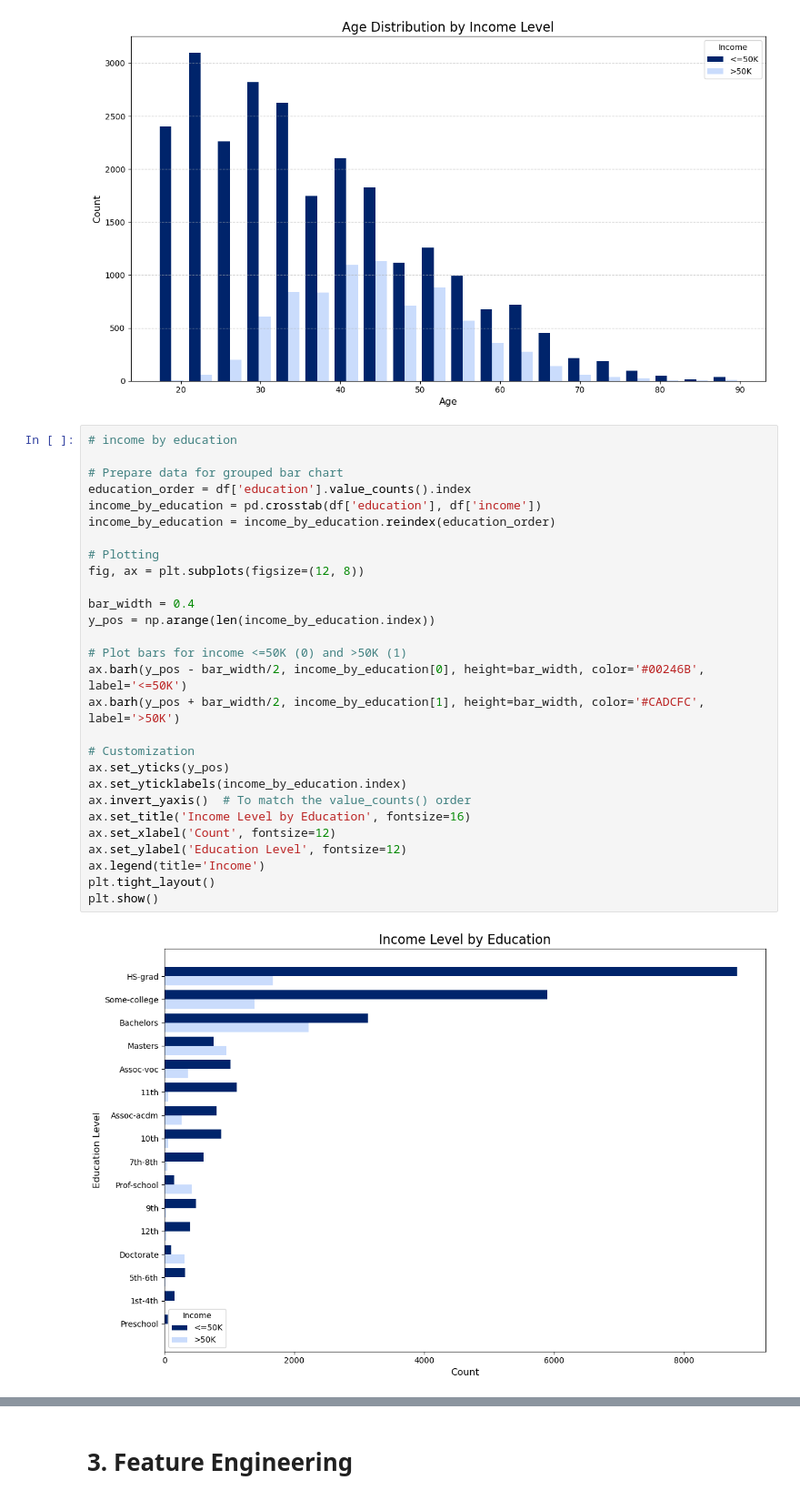
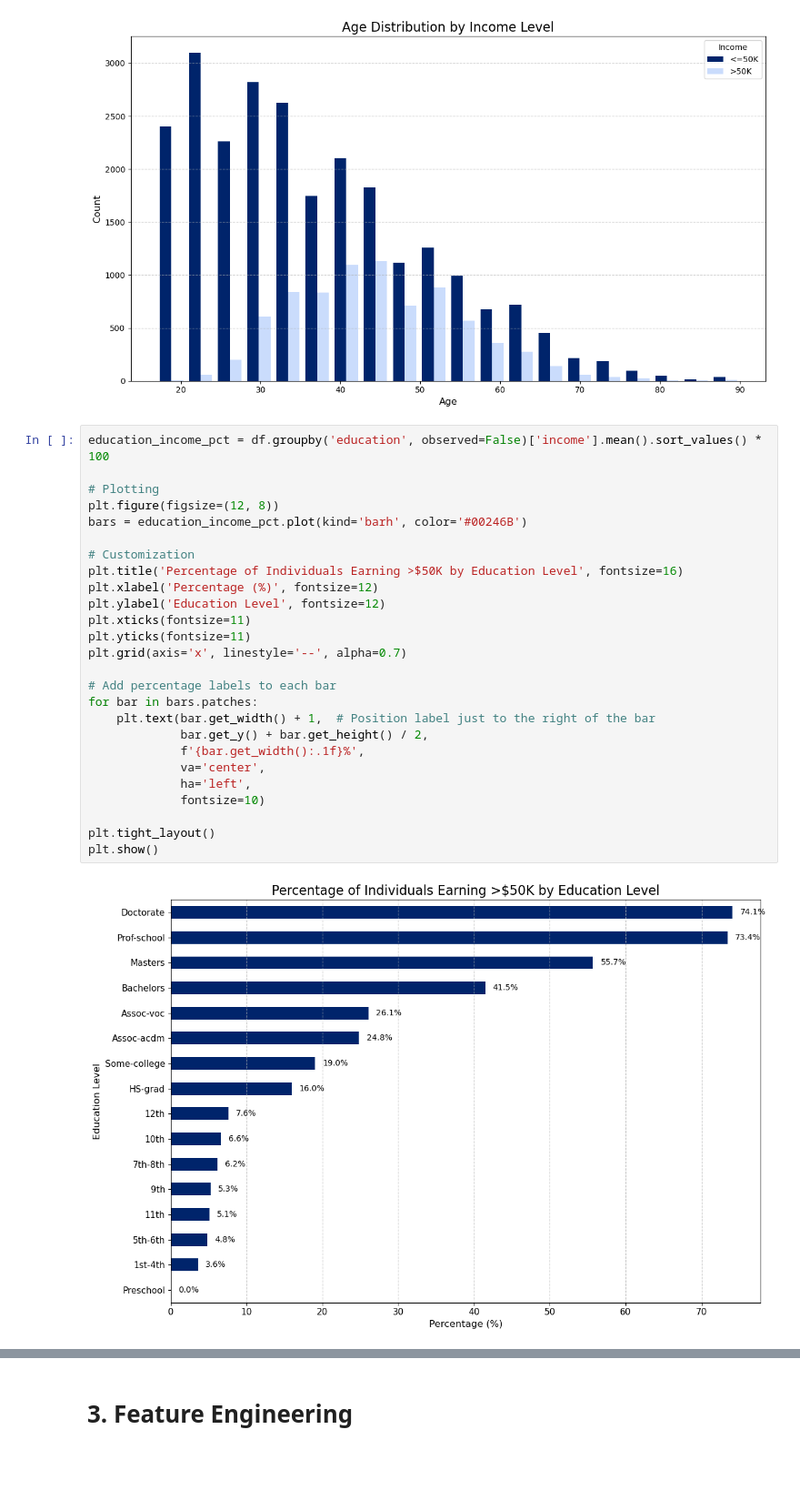
Before and after one commit to jnn-mllr/AML---final-project, a Jupyter notebook: notebooks/main.ipynb, the cells around one changed output, grey strips where cells are left out. Shown at 91% size. Cells and saved outputs as stored; diff of their text form; blank space fills up the shorter version.

Commit message:
fixed some plots

```diff
--- a/notebooks/main.ipynb
+++ b/notebooks/main.ipynb
@@ -186,32 +222,30 @@ plt.show()
 # %% [output]
 [figure]
 # %%
-# income by education
-
-# Prepare data for grouped bar chart
-education_order = df['education'].value_counts().index
-income_by_education = pd.crosstab(df['education'], df['income'])
-income_by_education = income_by_education.reindex(education_order)
+education_income_pct = df.groupby('education', observed=False)['income'].mean().sort_values() * 100
 
 # Plotting
-fig, ax = plt.subplots(figsize=(12, 8))
-
-bar_width = 0.4
-y_pos = np.arange(len(income_by_education.index))
-
-# Plot bars for income <=50K (0) and >50K (1)
-ax.barh(y_pos - bar_width/2, income_by_education[0], height=bar_width, color='#00246B', label='<=50K')
-ax.barh(y_pos + bar_width/2, income_by_education[1], height=bar_width, color='#CADCFC', label='>50K')
+plt.figure(figsize=(12, 8))
+bars = education_income_pct.plot(kind='barh', color='#00246B')
 
 # Customization
-ax.set_yticks(y_pos)
-ax.set_yticklabels(income_by_education.index)
-ax.invert_yaxis()  # To match the value_counts() order
-ax.set_title('Income Level by Education', fontsize=16)
-ax.set_xlabel('Count', fontsize=12)
-ax.set_ylabel('Education Level', fontsize=12)
-ax.legend(title='Income')
+plt.title('Percentage of Individuals Earning >$50K by Education Level', fontsize=16)
+plt.xlabel('Percentage (%)', fontsize=12)
+plt.ylabel('Education Level', fontsize=12)
+plt.xticks(fontsize=11)
+plt.yticks(fontsize=11)
+plt.grid(axis='x', linestyle='--', alpha=0.7)
+
+# Add percentage labels to each bar
+for bar in bars.patches:
+    plt.text(bar.get_width() + 1,  # Position label just to the right of the bar
+             bar.get_y() + bar.get_height() / 2,
+             f'{bar.get_width():.1f}%',
+             va='center',
+             ha='left',
+             fontsize=10)
+
 plt.tight_layout()
 plt.show()
 # %% [output]
-[figure, old version]
+[figure, new version]
```
Also changed, not shown: parts of 16 cells of this notebook, 3 other files.
